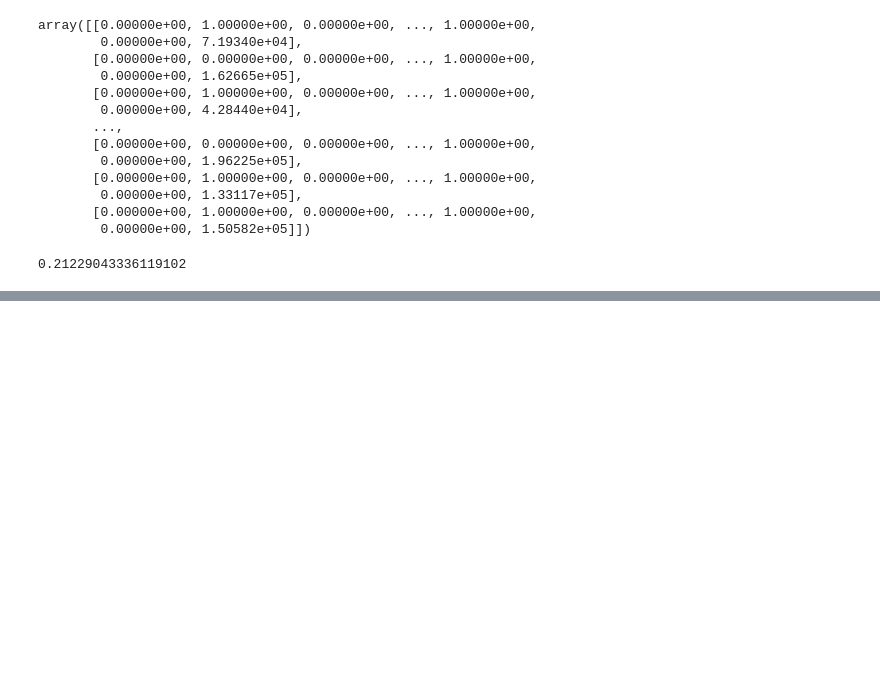
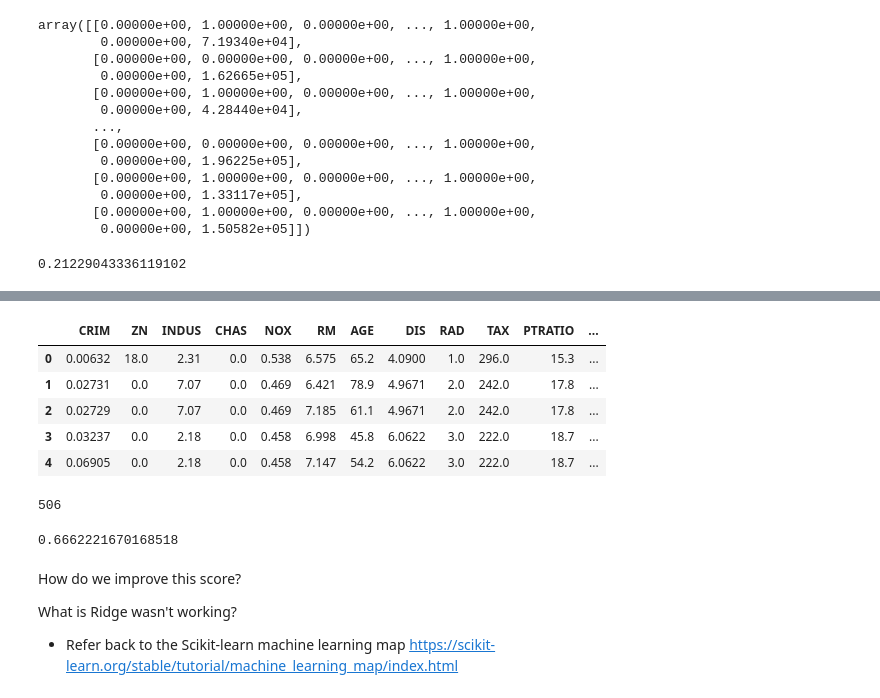
Before and after one commit to kevin-kabore/ml-playground, a Jupyter notebook: sample_project/scikit-learn/intro-to-scikit-learn.ipynb, the cells around one changed output, grey strips where cells are left out. Drawn from its saved outputs; the diff is of its cells as text; code cells hidden in the pictures; blank space fills up the shorter version.

```diff
--- a/sample_project/scikit-learn/intro-to-scikit-learn.ipynb
+++ b/sample_project/scikit-learn/intro-to-scikit-learn.ipynb
@@ -685,0 +714,5 @@ model.score(transformed_X_test, y_test)
+# %%
+# Import Boston housing dataset
+from sklearn.datasets import load_boston
+boston = load_boston()
+boston
@@ -685,0 +737,51 @@ model.score(transformed_X_test, y_test)
+# %%
+# Turn it into a dataFrame from a dictionary
+boston_df = pd.DataFrame(boston['data'], columns=boston['feature_names'])
+boston_df['target'] = pd.Series(boston['target'])
+boston_df.head()
+# %% [output]
+|  | CRIM | ZN | INDUS | CHAS | NOX | RM | AGE | DIS | RAD | TAX | PTRATIO | ... |
+| 0 | 0.00632 | 18.0 | 2.31 | 0.0 | 0.538 | 6.575 | 65.2 | 4.0900 | 1.0 | 296.0 | 15.3 | ... |
+| 1 | 0.02731 | 0.0 | 7.07 | 0.0 | 0.469 | 6.421 | 78.9 | 4.9671 | 2.0 | 242.0 | 17.8 | ... |
+| 2 | 0.02729 | 0.0 | 7.07 | 0.0 | 0.469 | 7.185 | 61.1 | 4.9671 | 2.0 | 242.0 | 17.8 | ... |
+| 3 | 0.03237 | 0.0 | 2.18 | 0.0 | 0.458 | 6.998 | 45.8 | 6.0622 | 3.0 | 222.0 | 18.7 | ... |
+| 4 | 0.06905 | 0.0 | 2.18 | 0.0 | 0.458 | 7.147 | 54.2 | 6.0622 | 3.0 | 222.0 | 18.7 | ... |
+# %%
+# How many samples
+len(boston_df)
+# Check the docs: https://scikit-learn.org/stable/tutorial/machine_learning_map/index.html
+# %% [output]
+506
+# %%
+# Let's try the Ridge Regression model from docs
+from sklearn.linear_model import Ridge
+from sklearn.model_selection import train_test_split
+
+# setup ramdom seed
+np.random.seed(42)
+
+# Create the data
+X = boston_df.drop('target', axis=1)
+y = boston_df['target']
+
+# Split the data into train and test sets
+X_train, X_test, y_train, y_test = train_test_split(X,
+                                                    y,
+                                                    test_size=0.2)
+
+# Instantiate the Ridge model
+model = Ridge()
+
+model.fit(X_train,
+          y_train)
+
+# Test the score of the Ridge model on the test dataset
+model.score(X_test,
+            y_test)
+# %% [output]
+0.6662221670168518
+# %% [markdown]
+How do we improve this score?
+
+What is Ridge wasn't working?
+* Refer back to the Scikit-learn machine learning map https://scikit-learn.org/stable/tutorial/machine_learning_map/index.html
```
Also changed, not shown: parts of 22 cells of this notebook, 10 other files.
